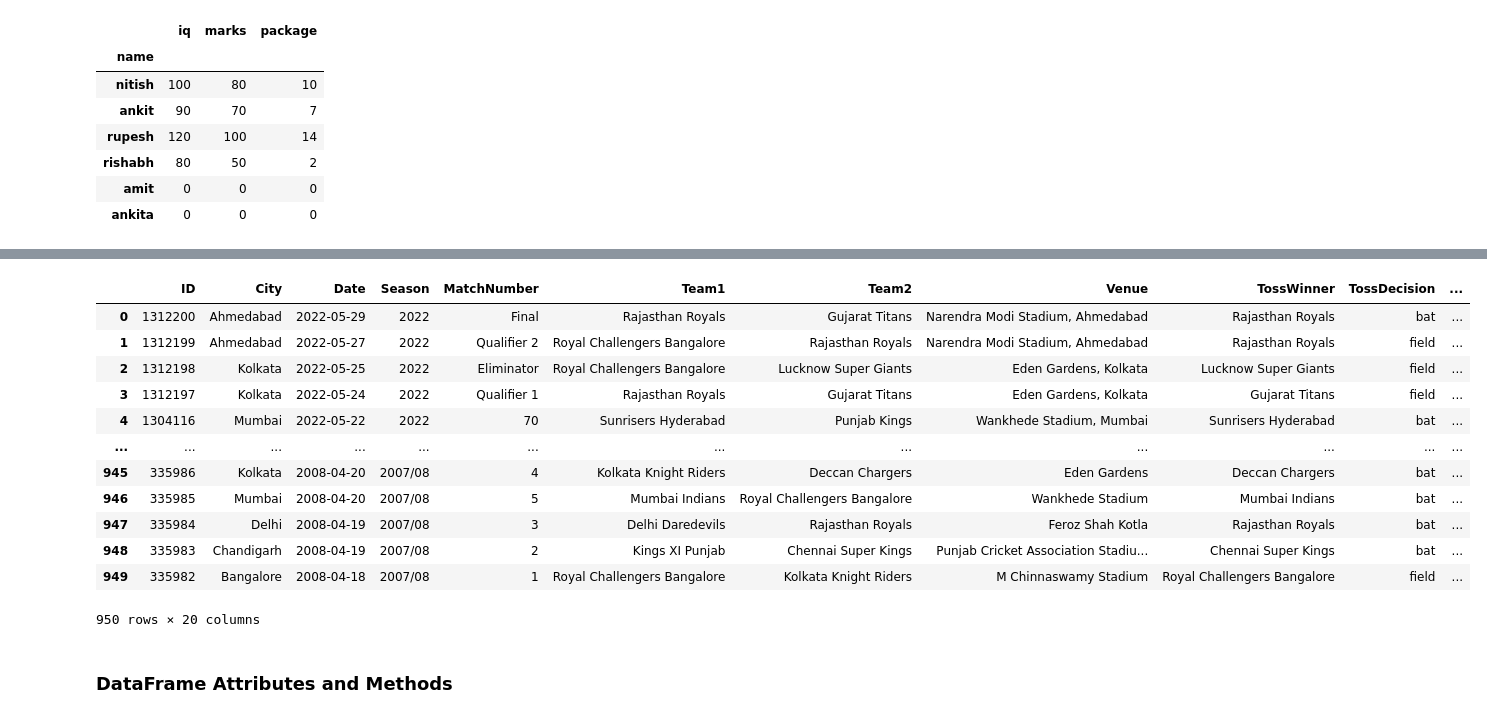
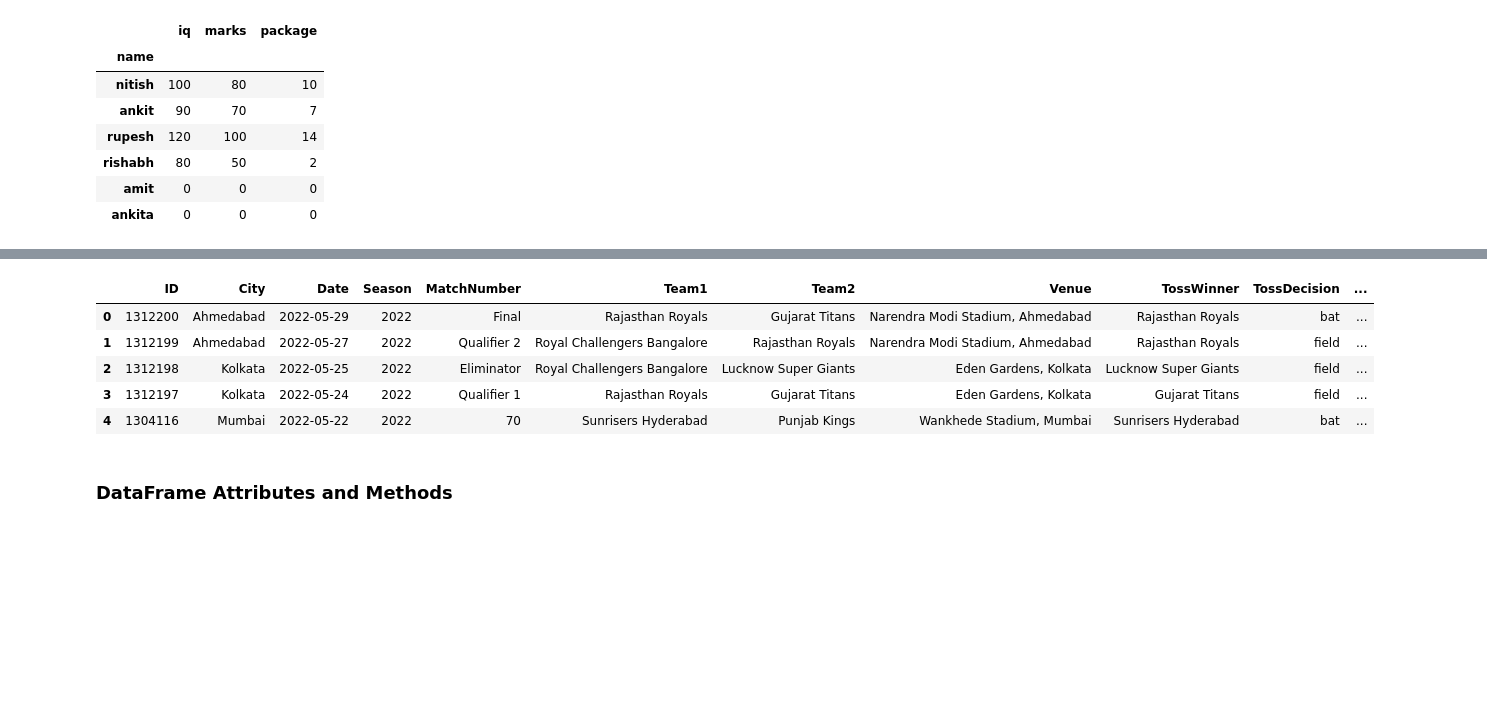
Before and after one commit to VishalVasoya1/Data-Science-Tools, a Jupyter notebook: Pandas/session_17_pandas_dataframes.ipynb, the cells around one changed output, grey strips where cells are left out. Saved outputs shown, nothing was run; the diff lists cells and outputs as text; code cells hidden in the pictures; blank space fills up the shorter version.

```diff
--- a/Pandas/session_17_pandas_dataframes.ipynb
+++ b/Pandas/session_17_pandas_dataframes.ipynb
@@ -62,20 +55,13 @@ movies
 # %%
 ipl = pd.read_csv('session-17-data/ipl-matches.csv')
-ipl
+ipl.head()
 # %% [output]
 |  | ID | City | Date | Season | MatchNumber | Team1 | Team2 | Venue | TossWinner | TossDecision | ... |
 | 0 | 1312200 | Ahmedabad | 2022-05-29 | 2022 | Final | Rajasthan Royals | Gujarat Titans | Narendra Modi Stadium, Ahmedabad | Rajasthan Royals | bat | ... |
 | 1 | 1312199 | Ahmedabad | 2022-05-27 | 2022 | Qualifier 2 | Royal Challengers Bangalore | Rajasthan Royals | Narendra Modi Stadium, Ahmedabad | Rajasthan Royals | field | ... |
 | 2 | 1312198 | Kolkata | 2022-05-25 | 2022 | Eliminator | Royal Challengers Bangalore | Lucknow Super Giants | Eden Gardens, Kolkata | Lucknow Super Giants | field | ... |
 | 3 | 1312197 | Kolkata | 2022-05-24 | 2022 | Qualifier 1 | Rajasthan Royals | Gujarat Titans | Eden Gardens, Kolkata | Gujarat Titans | field | ... |
 | 4 | 1304116 | Mumbai | 2022-05-22 | 2022 | 70 | Sunrisers Hyderabad | Punjab Kings | Wankhede Stadium, Mumbai | Sunrisers Hyderabad | bat | ... |
-| ... | ... | ... | ... | ... | ... | ... | ... | ... | ... | ... | ... |
-| 945 | 335986 | Kolkata | 2008-04-20 | 2007/08 | 4 | Kolkata Knight Riders | Deccan Chargers | Eden Gardens | Deccan Chargers | bat | ... |
-| 946 | 335985 | Mumbai | 2008-04-20 | 2007/08 | 5 | Mumbai Indians | Royal Challengers Bangalore | Wankhede Stadium | Mumbai Indians | bat | ... |
-| 947 | 335984 | Delhi | 2008-04-19 | 2007/08 | 3 | Delhi Daredevils | Rajasthan Royals | Feroz Shah Kotla | Rajasthan Royals | bat | ... |
-| 948 | 335983 | Chandigarh | 2008-04-19 | 2007/08 | 2 | Kings XI Punjab | Chennai Super Kings | Punjab Cricket Association Stadiu... | Chennai Super Kings | bat | ... |
-| 949 | 335982 | Bangalore | 2008-04-18 | 2007/08 | 1 | Royal Challengers Bangalore | Kolkata Knight Riders | M Chinnaswamy Stadium | Royal Challengers Bangalore | field | ... |
-950 rows × 20 columns
 # %% [markdown]
 ### DataFrame Attributes and Methods
 # %%
```
Also changed, not shown: parts of 2 cells of this notebook, 2 other files.
